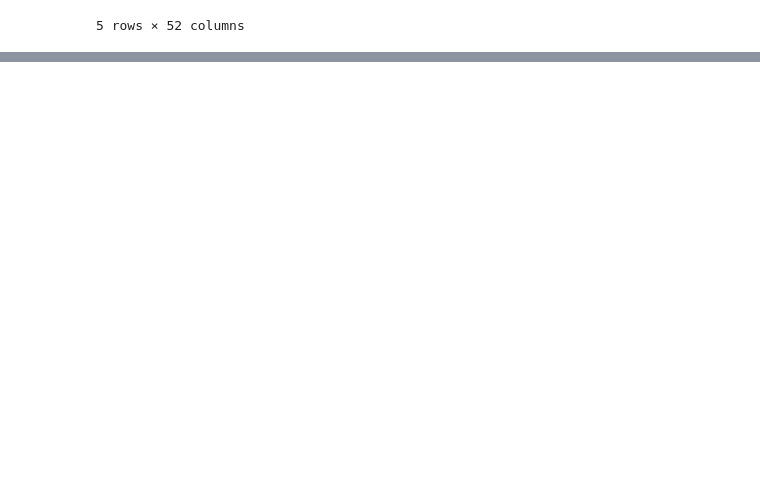
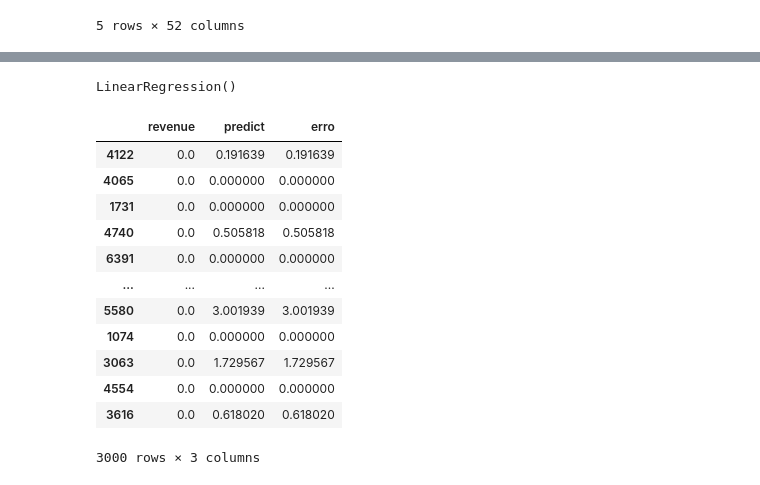
Before and after one commit to thayannefranca/ML_Marketing_Digital, a Jupyter notebook: Predicao_gastos_usuario.ipynb, the cells around one changed output, grey strips where cells are left out. Drawn from its saved outputs; the diff is of its cells as text; code cells hidden in the pictures; blank space fills up the shorter version.

Commit message:
Treinando novamente com o modelo de regressão linear e avaliando os resultados

```diff
--- a/Predicao_gastos_usuario.ipynb
+++ b/Predicao_gastos_usuario.ipynb
@@ -621,0 +625,30 @@ X.head()
+# %%
+reg.fit(X_train, y_train)
+# %% [output]
+LinearRegression()
+# %%
+y_pred_reg_novo = reg.predict(X_test)
+# %%
+y_pred_reg_novo[y_pred_reg_novo < 0] = 0
+# %%
+resultados_reg = pd.DataFrame()
+
+resultados_reg['revenue'] = y_test
+resultados_reg['predict'] = y_pred_reg_novo
+resultados_reg['erro'] = y_pred_reg_novo - y_test
+# %%
+resultados_reg
+# %% [output]
+|  | revenue | predict | erro |
+| 4122 | 0.0 | 0.191639 | 0.191639 |
+| 4065 | 0.0 | 0.000000 | 0.000000 |
+| 1731 | 0.0 | 0.000000 | 0.000000 |
+| 4740 | 0.0 | 0.505818 | 0.505818 |
+| 6391 | 0.0 | 0.000000 | 0.000000 |
+| ... | ... | ... | ... |
+| 5580 | 0.0 | 3.001939 | 3.001939 |
+| 1074 | 0.0 | 0.000000 | 0.000000 |
+| 3063 | 0.0 | 1.729567 | 1.729567 |
+| 4554 | 0.0 | 0.000000 | 0.000000 |
+| 3616 | 0.0 | 0.618020 | 0.618020 |
+3000 rows × 3 columns
```
Also changed, not shown: parts of 11 cells of this notebook.
